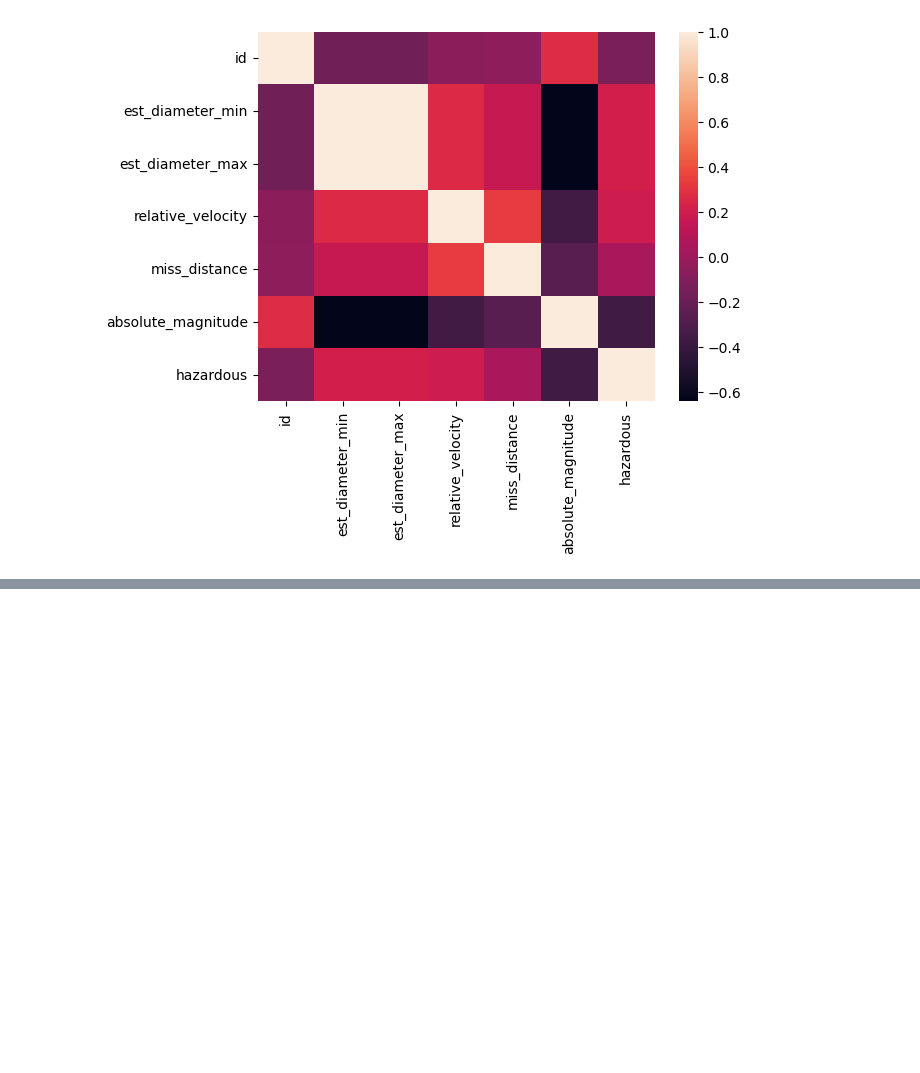
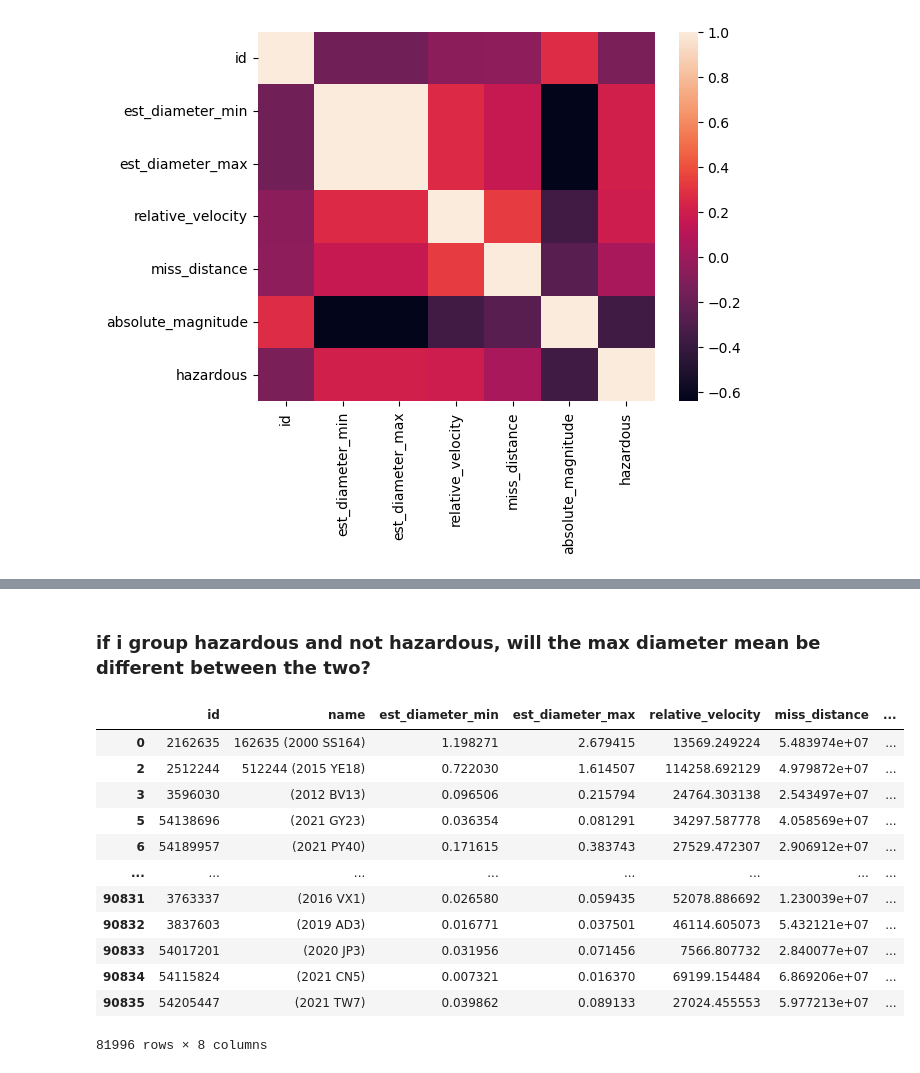
Before and after one commit to brandontnavarrete/nasa-neow, a Jupyter notebook: explore.ipynb, the cells around one changed output, grey strips where cells are left out. Saved outputs shown, nothing was run; the diff lists cells and outputs as text; code cells hidden in the pictures; blank space fills up the shorter version.

```diff
--- a/explore.ipynb
+++ b/explore.ipynb
@@ -191,0 +234,18 @@ heatmap(matrix)
+# %% [markdown]
+### if i group hazardous and not hazardous, will the max diameter mean be different between the two?
+# %%
+safe
+# %% [output]
+|  | id | name | est_diameter_min | est_diameter_max | relative_velocity | miss_distance | ... |
+| 0 | 2162635 | 162635 (2000 SS164) | 1.198271 | 2.679415 | 13569.249224 | 5.483974e+07 | ... |
+| 2 | 2512244 | 512244 (2015 YE18) | 0.722030 | 1.614507 | 114258.692129 | 4.979872e+07 | ... |
+| 3 | 3596030 | (2012 BV13) | 0.096506 | 0.215794 | 24764.303138 | 2.543497e+07 | ... |
+| 5 | 54138696 | (2021 GY23) | 0.036354 | 0.081291 | 34297.587778 | 4.058569e+07 | ... |
+| 6 | 54189957 | (2021 PY40) | 0.171615 | 0.383743 | 27529.472307 | 2.906912e+07 | ... |
+| ... | ... | ... | ... | ... | ... | ... | ... |
+| 90831 | 3763337 | (2016 VX1) | 0.026580 | 0.059435 | 52078.886692 | 1.230039e+07 | ... |
+| 90832 | 3837603 | (2019 AD3) | 0.016771 | 0.037501 | 46114.605073 | 5.432121e+07 | ... |
+| 90833 | 54017201 | (2020 JP3) | 0.031956 | 0.071456 | 7566.807732 | 2.840077e+07 | ... |
+| 90834 | 54115824 | (2021 CN5) | 0.007321 | 0.016370 | 69199.154484 | 6.869206e+07 | ... |
+| 90835 | 54205447 | (2021 TW7) | 0.039862 | 0.089133 | 27024.455553 | 5.977213e+07 | ... |
+81996 rows × 8 columns
```
Also changed, not shown: parts of 19 cells of this notebook.
